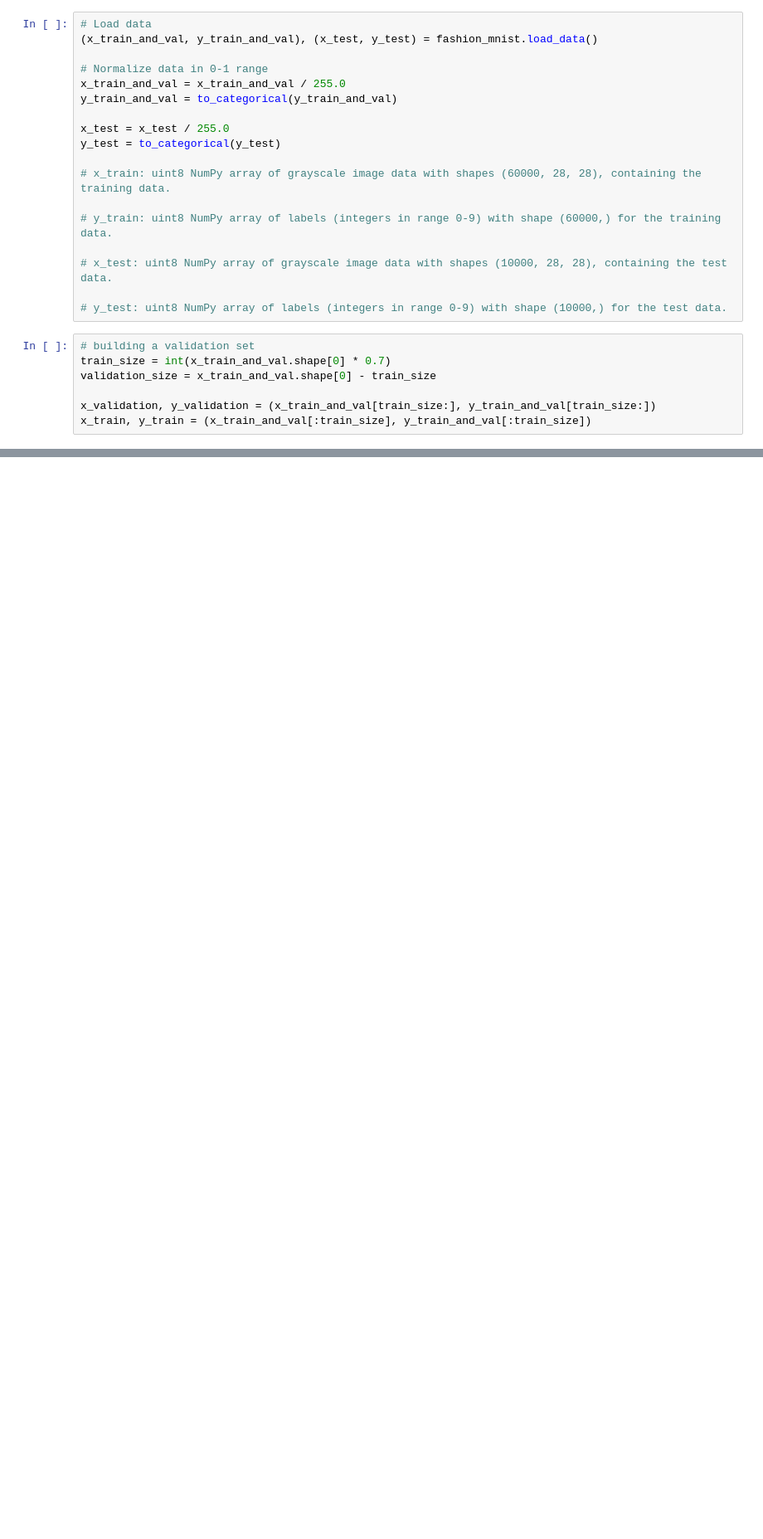
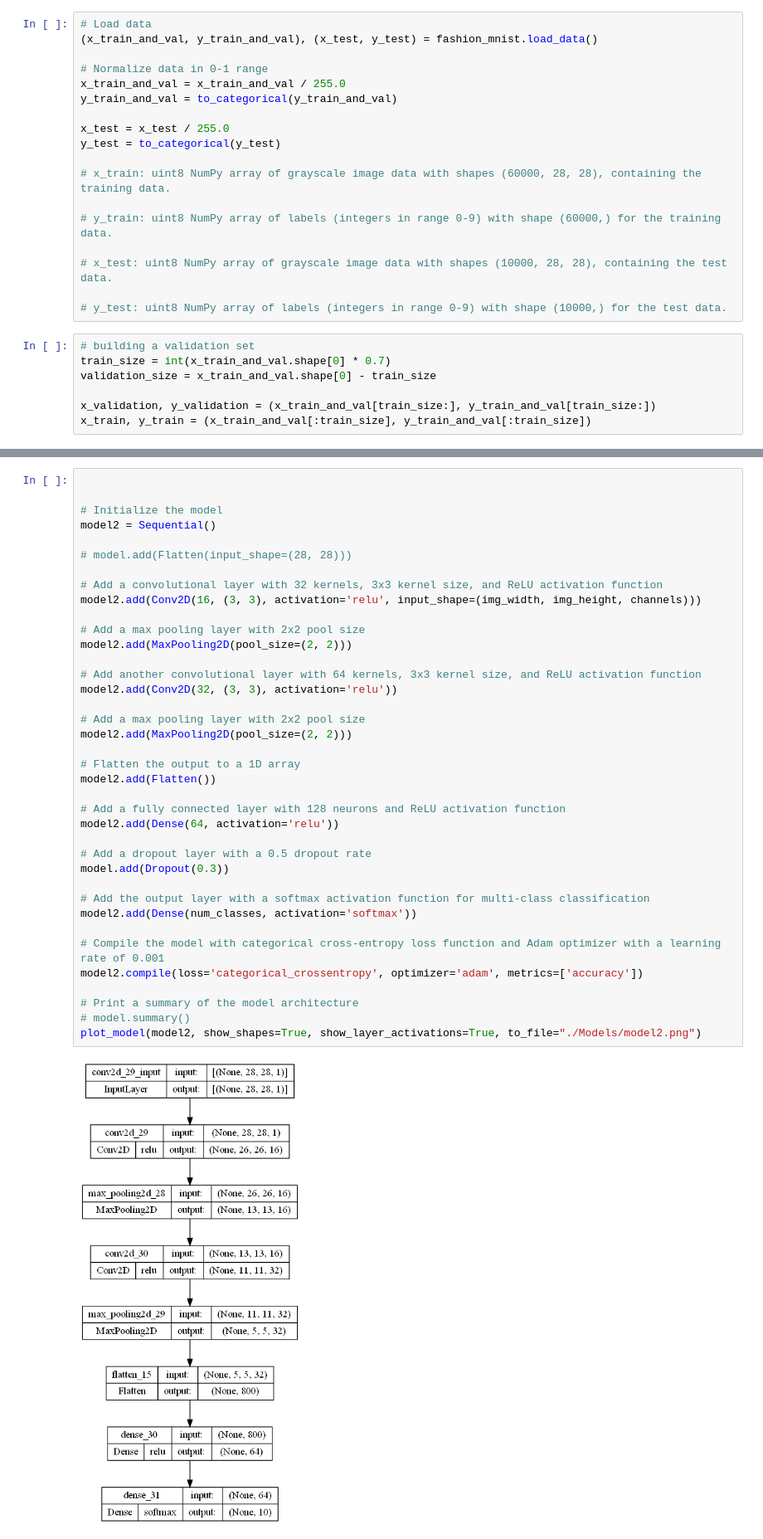
Before and after one commit to leonardocarboni/cv-carboni-bais, a Jupyter notebook: assignment4/cnn.ipynb, the cells around one changed output, grey strips where cells are left out. Shown: that part at 83% size. Cells and saved outputs as stored; diff of their text form; blank space fills up the shorter version.

```diff
--- a/assignment4/cnn.ipynb
+++ b/assignment4/cnn.ipynb
@@ -101,0 +139,40 @@ Epoch 15/15
+# %%
+
+
+# Initialize the model
+model2 = Sequential()
+
+# model.add(Flatten(input_shape=(28, 28)))
+
+# Add a convolutional layer with 32 kernels, 3x3 kernel size, and ReLU activation function
+model2.add(Conv2D(16, (3, 3), activation='relu', input_shape=(img_width, img_height, channels)))
+
+# Add a max pooling layer with 2x2 pool size
+model2.add(MaxPooling2D(pool_size=(2, 2)))
+
+# Add another convolutional layer with 64 kernels, 3x3 kernel size, and ReLU activation function
+model2.add(Conv2D(32, (3, 3), activation='relu'))
+
+# Add a max pooling layer with 2x2 pool size
+model2.add(MaxPooling2D(pool_size=(2, 2)))
+
+# Flatten the output to a 1D array
+model2.add(Flatten())
+
+# Add a fully connected layer with 128 neurons and ReLU activation function
+model2.add(Dense(64, activation='relu'))
+
+# Add a dropout layer with a 0.5 dropout rate
+model.add(Dropout(0.3))
+
+# Add the output layer with a softmax activation function for multi-class classification
+model2.add(Dense(num_classes, activation='softmax'))
+
+# Compile the model with categorical cross-entropy loss function and Adam optimizer with a learning rate of 0.001
+model2.compile(loss='categorical_crossentropy', optimizer='adam', metrics=['accuracy'])
+
+# Print a summary of the model architecture
+# model.summary()
+plot_model(model2, show_shapes=True, show_layer_activations=True, to_file="./Models/model2.png")
+# %% [output]
+[figure, added]
```
Also changed, not shown: parts of 32 cells of this notebook, 12 other files.
